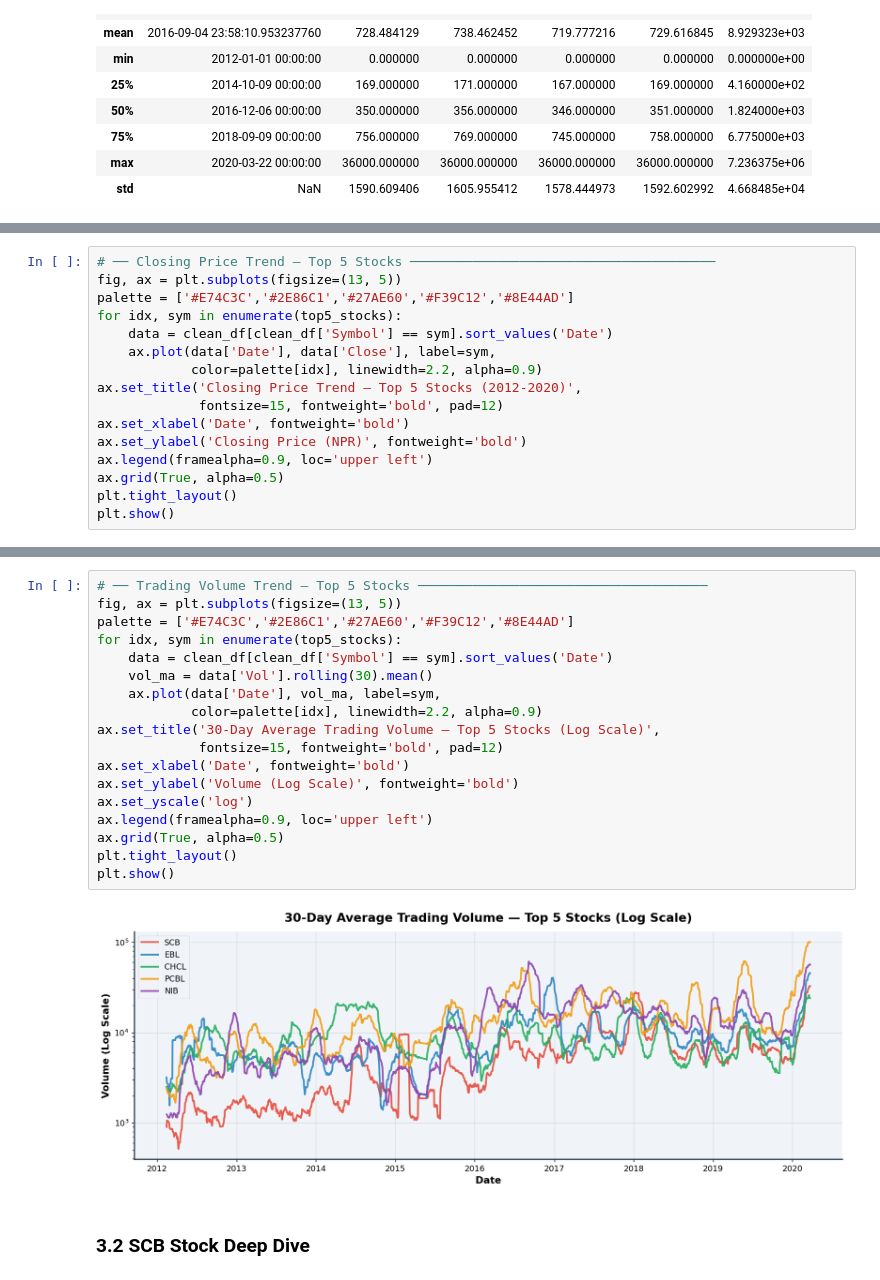
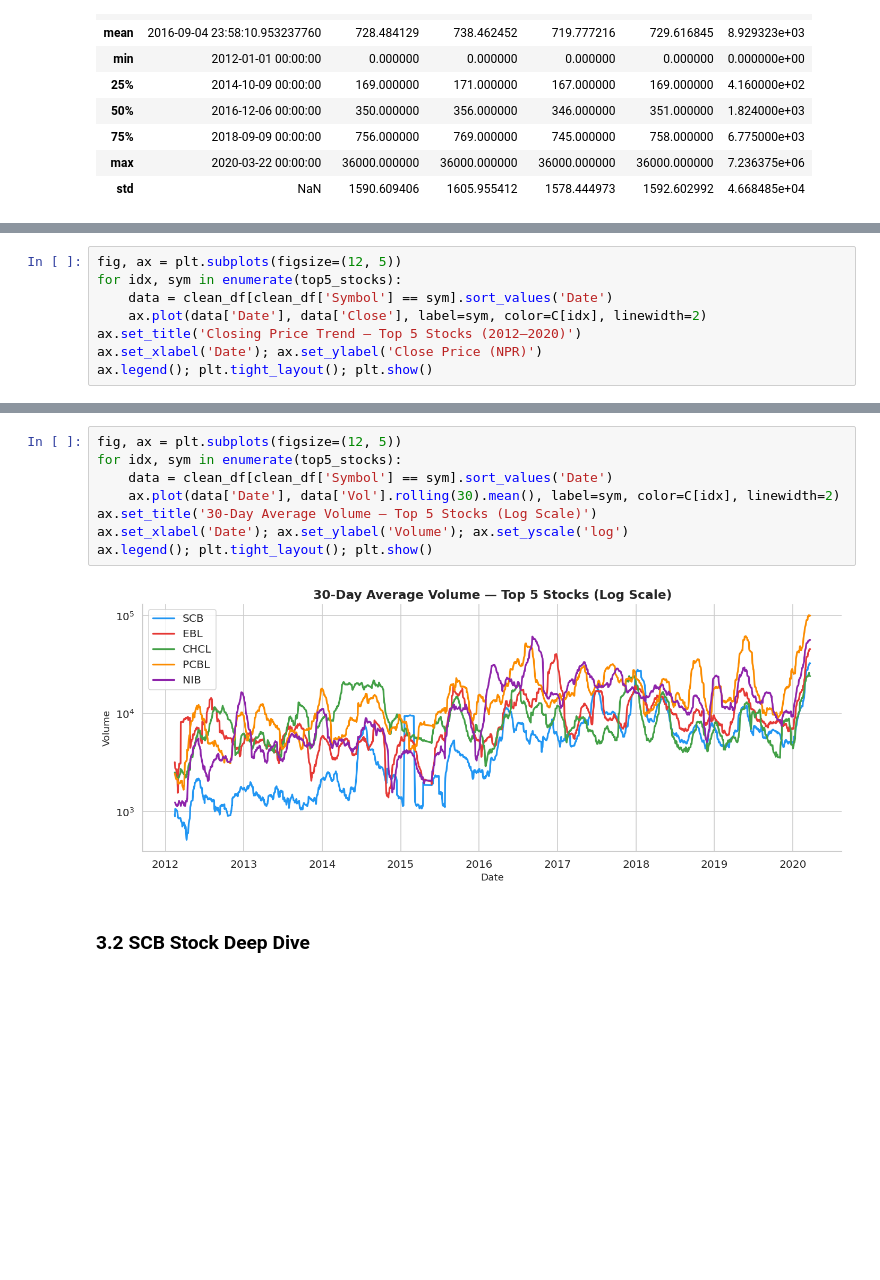
Before and after one commit to AnjalSubedi/Nepal-Stock-Market-Prediction, a Jupyter notebook: nepal-stock-market.ipynb, the cells around one changed output, grey strips where cells are left out. Cells and saved outputs as stored; diff of their text form; blank space fills up the shorter version.

```diff
--- a/nepal-stock-market.ipynb
+++ b/nepal-stock-market.ipynb
@@ -210,17 +176,9 @@ Top 5 stocks by records: ['SCB', 'EBL', 'CHCL', 'PCBL', 'NIB']
 # %%
-# ── Closing Price Trend — Top 5 Stocks ───────────────────────────────────────
-fig, ax = plt.subplots(figsize=(13, 5))
-palette = ['#E74C3C','#2E86C1','#27AE60','#F39C12','#8E44AD']
+fig, ax = plt.subplots(figsize=(12, 5))
 for idx, sym in enumerate(top5_stocks):
     data = clean_df[clean_df['Symbol'] == sym].sort_values('Date')
-    ax.plot(data['Date'], data['Close'], label=sym,
-            color=palette[idx], linewidth=2.2, alpha=0.9)
-ax.set_title('Closing Price Trend — Top 5 Stocks (2012-2020)',
-             fontsize=15, fontweight='bold', pad=12)
-ax.set_xlabel('Date', fontweight='bold')
-ax.set_ylabel('Closing Price (NPR)', fontweight='bold')
-ax.legend(framealpha=0.9, loc='upper left')
-ax.grid(True, alpha=0.5)
-plt.tight_layout()
-plt.show()
+    ax.plot(data['Date'], data['Close'], label=sym, color=C[idx], linewidth=2)
+ax.set_title('Closing Price Trend — Top 5 Stocks (2012–2020)')
+ax.set_xlabel('Date'); ax.set_ylabel('Close Price (NPR)')
+ax.legend(); plt.tight_layout(); plt.show()
 # %% [output]
@@ -228,23 +186,13 @@ plt.show()
 # %%
-# ── Trading Volume Trend — Top 5 Stocks ─────────────────────────────────────
-fig, ax = plt.subplots(figsize=(13, 5))
-palette = ['#E74C3C','#2E86C1','#27AE60','#F39C12','#8E44AD']
+fig, ax = plt.subplots(figsize=(12, 5))
 for idx, sym in enumerate(top5_stocks):
     data = clean_df[clean_df['Symbol'] == sym].sort_values('Date')
-    vol_ma = data['Vol'].rolling(30).mean()
-    ax.plot(data['Date'], vol_ma, label=sym,
-            color=palette[idx], linewidth=2.2, alpha=0.9)
-ax.set_title('30-Day Average Trading Volume — Top 5 Stocks (Log Scale)',
-             fontsize=15, fontweight='bold', pad=12)
-ax.set_xlabel('Date', fontweight='bold')
-ax.set_ylabel('Volume (Log Scale)', fontweight='bold')
-ax.set_yscale('log')
-ax.legend(framealpha=0.9, loc='upper left')
-ax.grid(True, alpha=0.5)
-plt.tight_layout()
-plt.show()
+    ax.plot(data['Date'], data['Vol'].rolling(30).mean(), label=sym, color=C[idx], linewidth=2)
+ax.set_title('30-Day Average Volume — Top 5 Stocks (Log Scale)')
+ax.set_xlabel('Date'); ax.set_ylabel('Volume'); ax.set_yscale('log')
+ax.legend(); plt.tight_layout(); plt.show()
 # %% [output]
-[figure, old version]
+[figure, new version]
 # %% [markdown]
 ### 3.2 SCB Stock Deep Dive
 # %%
```
Also changed, not shown: parts of 24 cells of this notebook.
